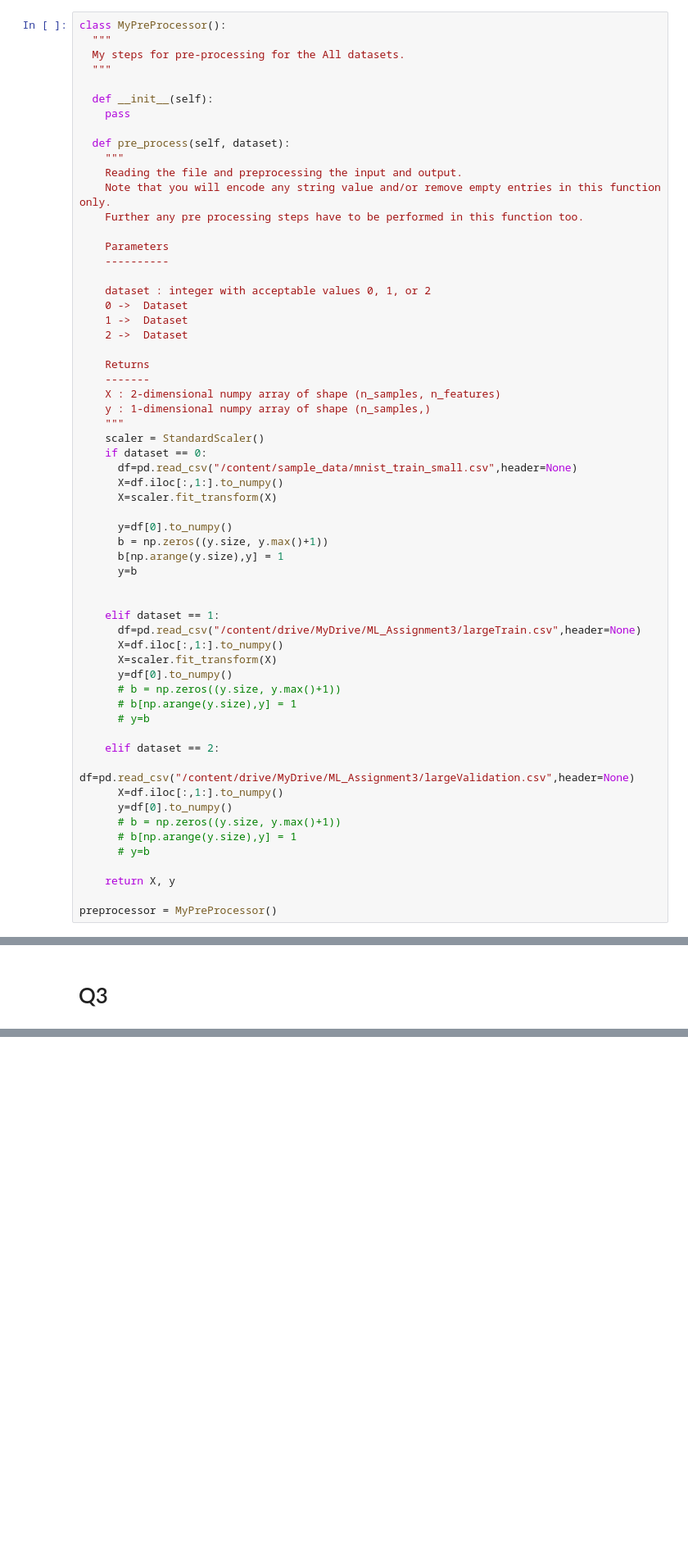
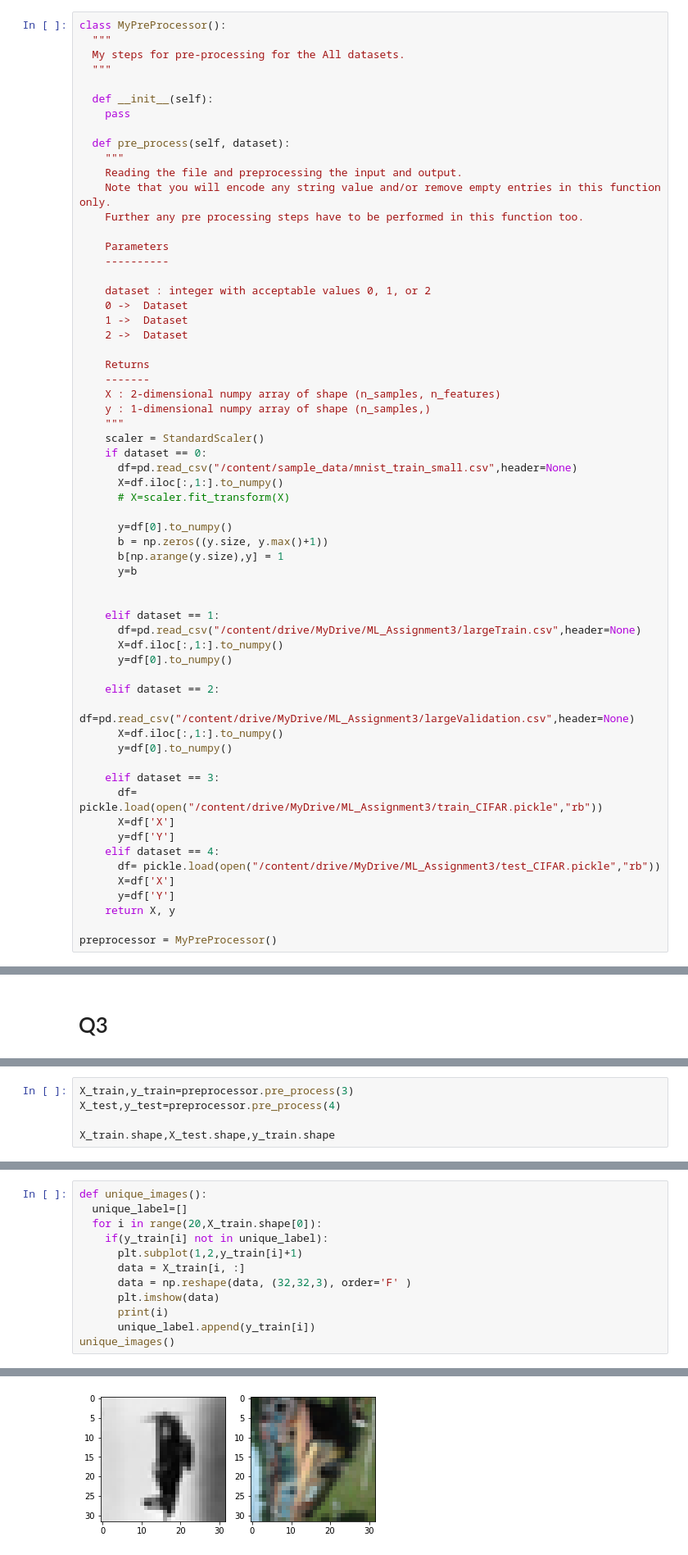
Before and after one commit to itissandeep98/ML-Assignments, a Jupyter notebook: Assignment3/ML_Assignment3.ipynb, the cells around one changed output, grey strips where cells are left out. Shown: that part at 82% size. Drawn from its saved outputs; the diff is of its cells as text; blank space fills up the shorter version.

```diff
--- a/Assignment3/ML_Assignment3.ipynb
+++ b/Assignment3/ML_Assignment3.ipynb
@@ -51,7 +57,7 @@ class MyPreProcessor():
     if dataset == 0:
       df=pd.read_csv("/content/sample_data/mnist_train_small.csv",header=None)
       X=df.iloc[:,1:].to_numpy()
-      X=scaler.fit_transform(X)
+      # X=scaler.fit_transform(X)
 
       y=df[0].to_numpy()
       b = np.zeros((y.size, y.max()+1))
@@ -62,20 +68,21 @@ class MyPreProcessor():
     elif dataset == 1:
       df=pd.read_csv("/content/drive/MyDrive/ML_Assignment3/largeTrain.csv",header=None)
       X=df.iloc[:,1:].to_numpy()
-      X=scaler.fit_transform(X)
       y=df[0].to_numpy()
-      # b = np.zeros((y.size, y.max()+1))
-      # b[np.arange(y.size),y] = 1
-      # y=b
 
     elif dataset == 2:
       df=pd.read_csv("/content/drive/MyDrive/ML_Assignment3/largeValidation.csv",header=None)
       X=df.iloc[:,1:].to_numpy()
       y=df[0].to_numpy()
-      # b = np.zeros((y.size, y.max()+1))
-      # b[np.arange(y.size),y] = 1
-      # y=b
 
+    elif dataset == 3:
+      df= pickle.load(open("/content/drive/MyDrive/ML_Assignment3/train_CIFAR.pickle","rb"))
+      X=df['X']
+      y=df['Y']
+    elif dataset == 4:
+      df= pickle.load(open("/content/drive/MyDrive/ML_Assignment3/test_CIFAR.pickle","rb"))
+      X=df['X']
+      y=df['Y']
     return X, y
 
 preprocessor = MyPreProcessor()
@@ -609,0 +699,5 @@ train(model,train_iterator,optimizer,criterion,device)
+# %%
+X_train,y_train=preprocessor.pre_process(3)
+X_test,y_test=preprocessor.pre_process(4)
+
+X_train.shape,X_test.shape,y_train.shape
@@ -609,0 +711,13 @@ train(model,train_iterator,optimizer,criterion,device)
+# %%
+def unique_images():
+  unique_label=[]
+  for i in range(20,X_train.shape[0]):
+    if(y_train[i] not in unique_label):
+      plt.subplot(1,2,y_train[i]+1)
+      data = X_train[i, :]
+      data = np.reshape(data, (32,32,3), order='F' )
+      plt.imshow(data)
+      print(i)
+      unique_label.append(y_train[i])
+unique_images()
+# %% [output]
@@ -609,0 +726 @@ train(model,train_iterator,optimizer,criterion,device)
+[figure, added]
```
Also changed, not shown: parts of 33 cells of this notebook.
